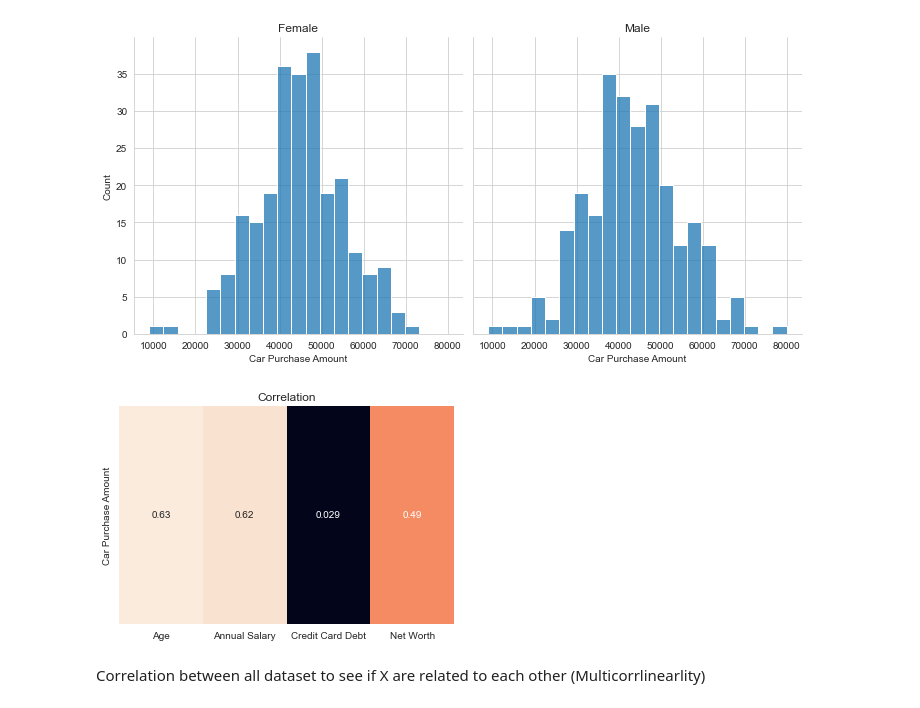
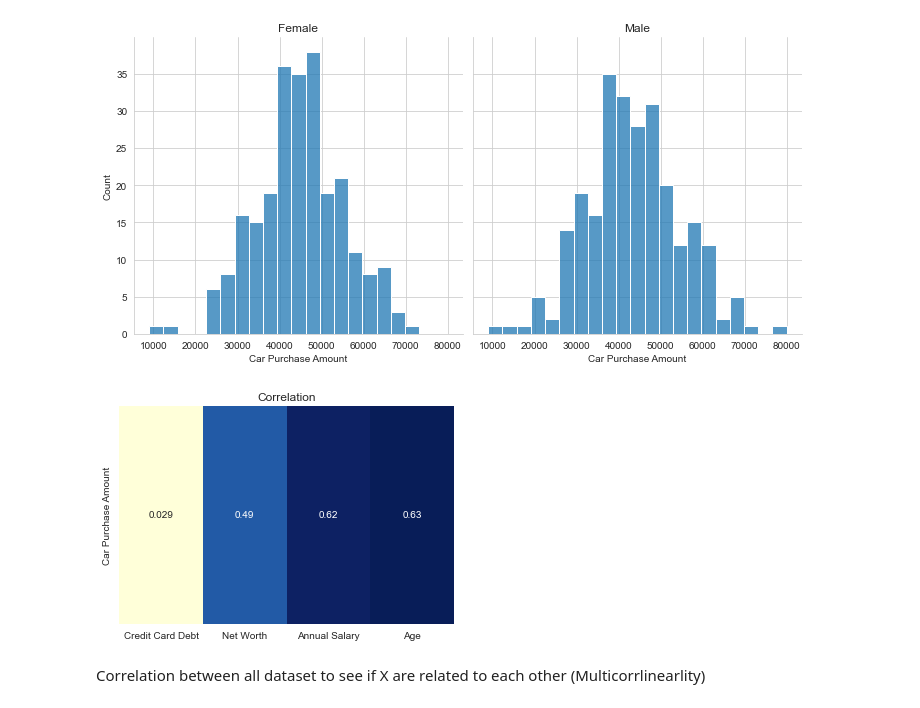
Before and after one commit to natthawit-jan/car_price_prediction_proj, a Jupyter notebook: car_prediction.ipynb, the cells around one changed output. Saved outputs shown, nothing was run; the diff lists cells and outputs as text; code cells hidden in the pictures.

```diff
--- a/car_prediction.ipynb
+++ b/car_prediction.ipynb
@@ -75,14 +75,17 @@ plt.show()
 # %%
 cols = [name for name in df.select_dtypes('number').columns if name != 'Car Purchase Amount' ]
 P = df.corr().drop(columns=cols, index=['Car Purchase Amount', 'Is_Male']).T
+P = P[['Credit Card Debt','Net Worth', 'Annual Salary', 'Age']]
 # %%
-ax = sns.heatmap(P, annot=True, cbar=False)
+
+ax = sns.heatmap(P, annot=True, cbar=False, cmap="YlGnBu")
 ax.set_title('Correlation')
 ax.set_xticklabels(ax.get_xticklabels(),)
 plt.savefig('corr.png', dpi=400)
+
 plt.show()
 # %% [output]
-[figure, old version]
+[figure, new version]
 # %% [markdown]
  Correlation between all dataset to see if X are related to each other (Multicorrlinearlity)
 # %%
```
Also changed, not shown: parts of 2 cells of this notebook, 1 other file.
